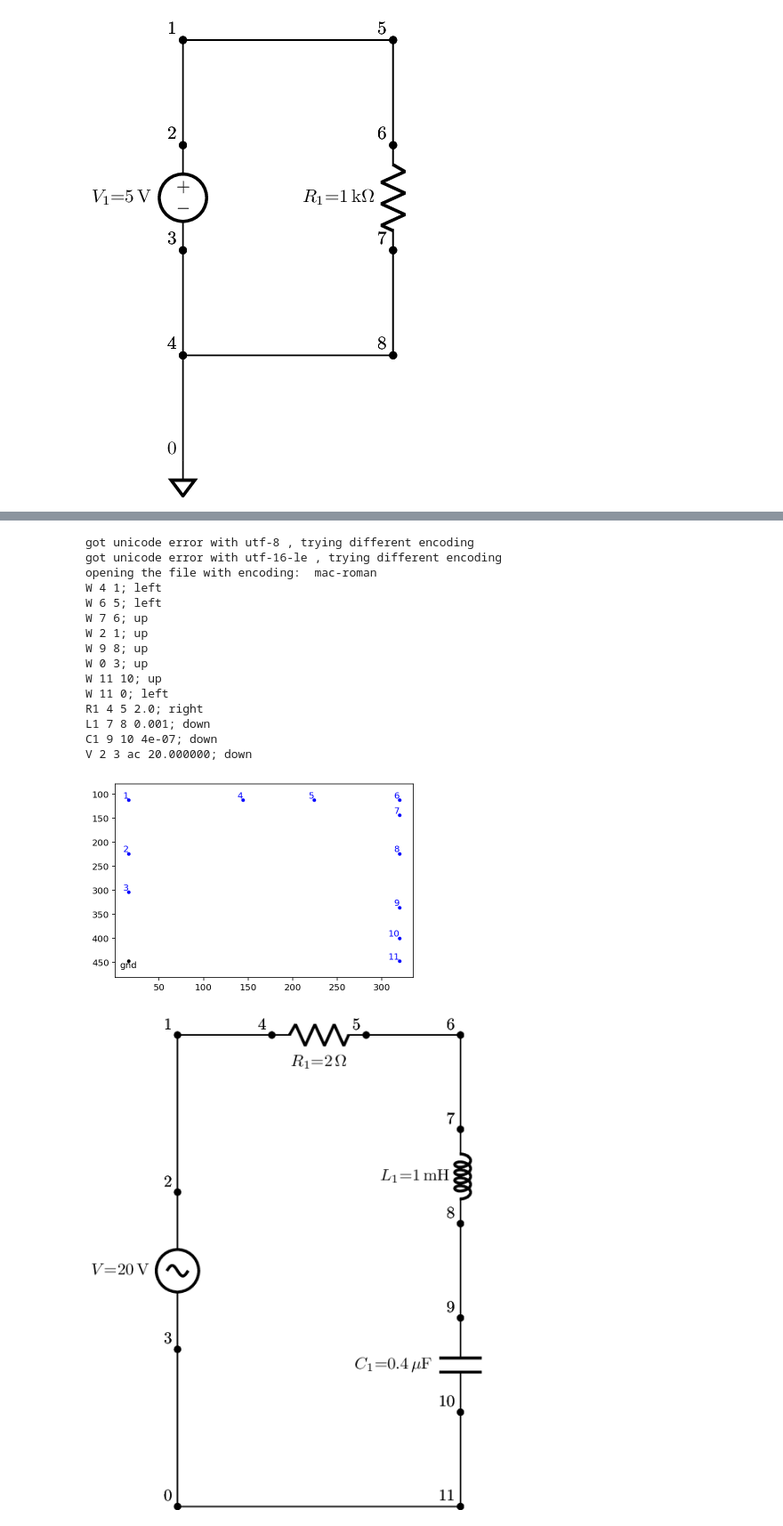
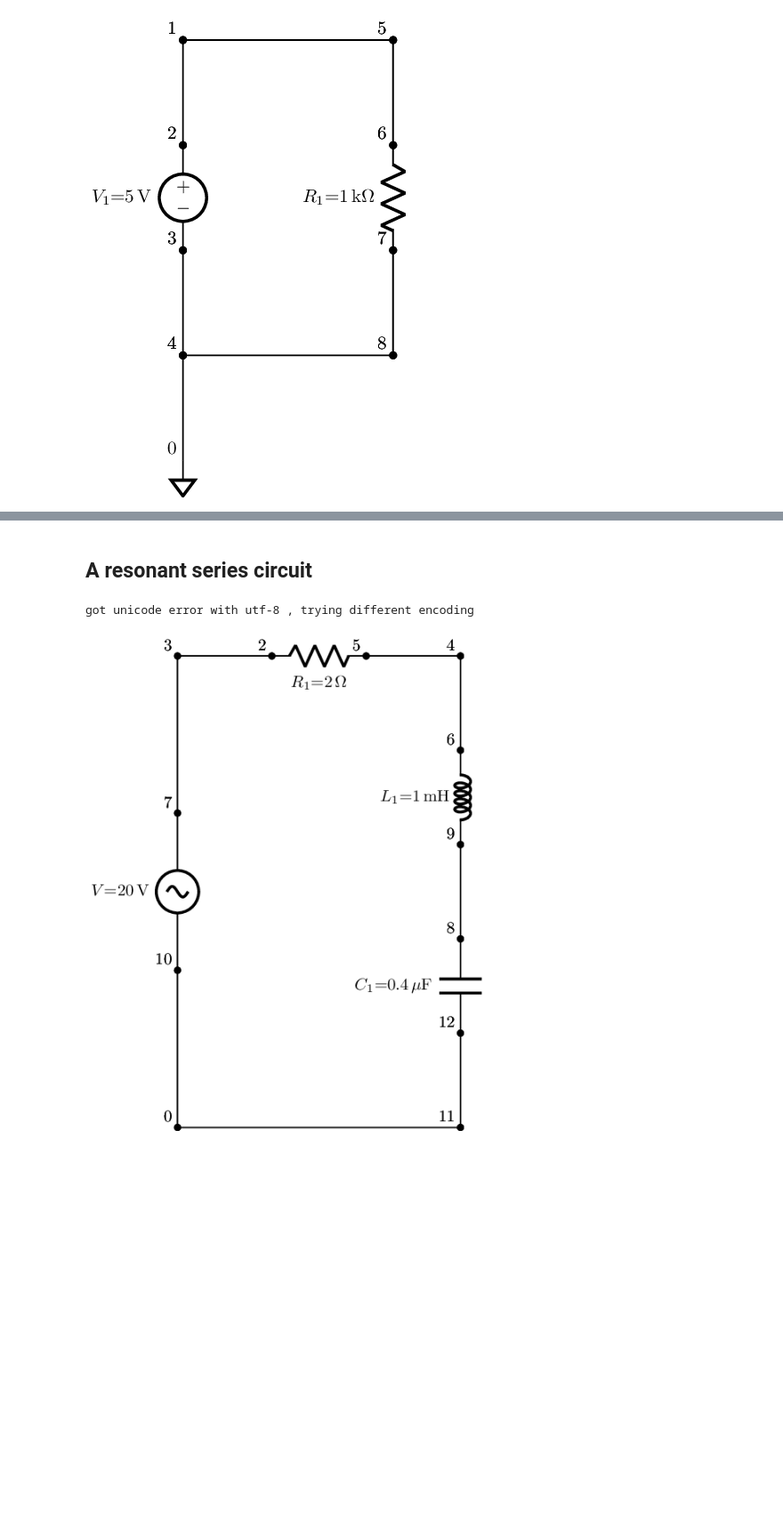
Before and after one commit to scottprahl/ltparser, a Jupyter notebook: docs/01-basics.ipynb, the cells around one changed output, grey strips where cells are left out. Shown at 89% size. Saved outputs shown, nothing was run; the diff lists cells and outputs as text; code cells hidden in the pictures; blank space fills up the shorter version.

```diff
--- a/docs/01-basics.ipynb
+++ b/docs/01-basics.ipynb
@@ -93,27 +84,10 @@ R1 4 0 1000.0; down
+# %% [markdown]
+## A resonant series circuit
 # %%
 lt = ltparser.LTspice()
 lt.read('../tests/ltspice/resonant-series.asc')
-lt.parse()
-lt.make_netlist()
-print(lt.netlist)
-lt.plot_nodes()
 cct=lt.circuit()
 cct.draw(scale=0.5)
 # %% [output]
 got unicode error with utf-8 , trying different encoding
-got unicode error with utf-16-le , trying different encoding
-opening the file with encoding:  mac-roman
-W 4 1; left
-W 6 5; left
-W 7 6; up
-W 2 1; up
-W 9 8; up
-W 0 3; up
-W 11 10; up
-W 11 0; left
-R1 4 5 2.0; right
-L1 7 8 0.001; down
-C1 9 10 4e-07; down
-V 2 3 ac 20.000000; down
-[figure, old version]
+[figure, new version]
-[figure, removed]
```
Also changed, not shown: parts of 18 cells of this notebook.
